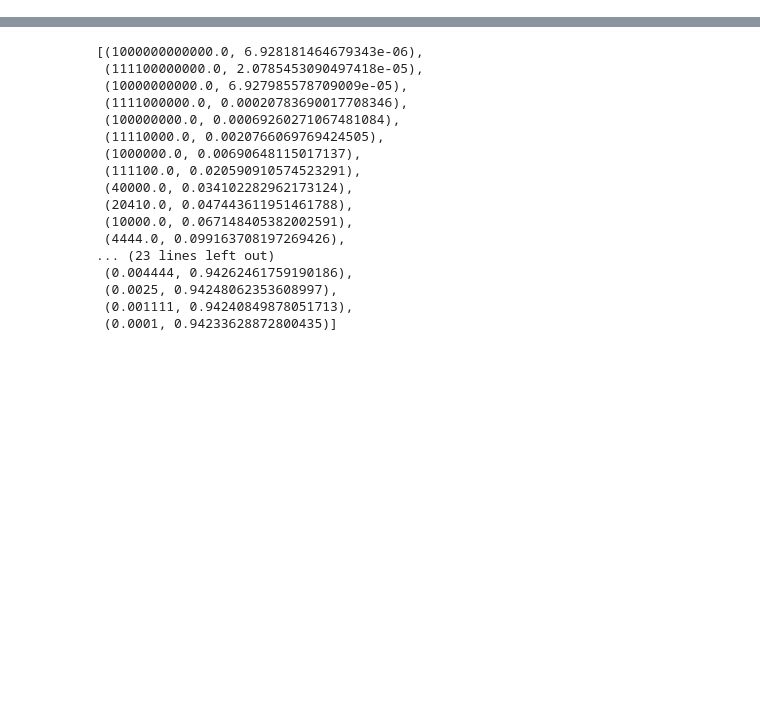
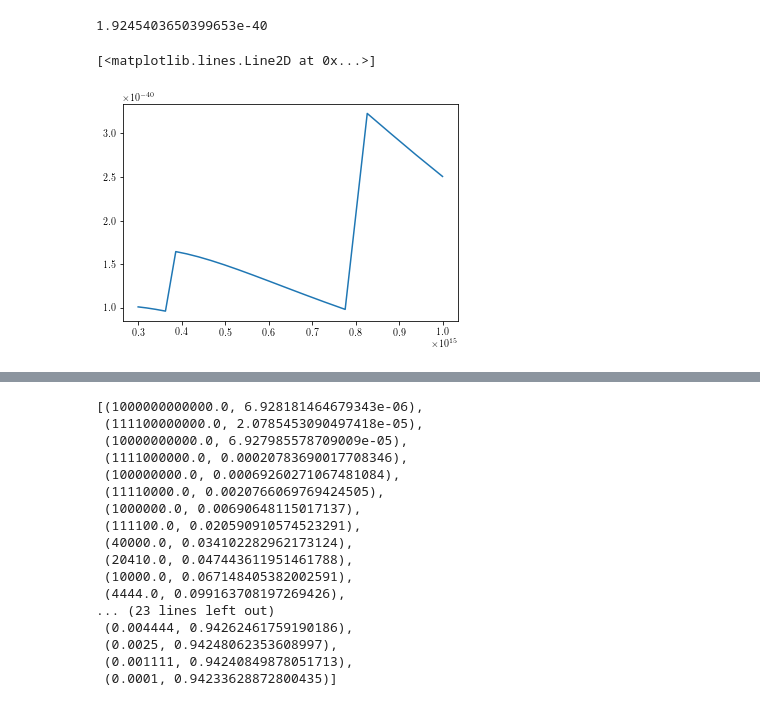
Before and after one commit to goyarzun/RadiationProject, a Jupyter notebook: Mudbound Free.ipynb, the cells around one changed output, grey strips where cells are left out. Saved outputs shown, nothing was run; the diff lists cells and outputs as text; code cells hidden in the pictures; blank space fills up the shorter version.

Commit message:
lru_cached some recursion, emissivity works, off by factor

```diff
--- a/Mudbound Free.ipynb
+++ b/Mudbound Free.ipynb
@@ -103,3 +77,44 @@ def sigma_plus(n, l, E, Z, nu):
     D = rho**(2*l+4)*eta**2/(1+rho**2)**(2*n)
     E = ((l+1-n)*GlA + (l+1+n)/(1+rho**2)*GlB)**2
     return prefactor*A *B*C*D*E
+# %%
+@functools.lru_cache(maxsize=128)
+def sigma_bf_nl(n, l, nu, Z):
+    if h * nu < Z**2 * Ry_in_erg / n**2:
+        return 0.
+    return sigma_plus(n, l, h*nu, Z) + sigma_minus(n, l, h*nu, Z)
+@functools.lru_cache(maxsize=128)
+def sigma_bf_n(n, Z, nu):
+    if h * nu < Z**2 * Ry_in_erg / n**2:
+        return 0.
+    gbf = 0
+    for l in range(n):
+        gbf += (2*l + 1) * sigma_bf_nl(n, l, nu, Z)
+
+    return gbf / n**2
+# %%
+def gamma_fb_n(n, Z, nu, T):
+    A = (2/np.pi)**.5
+    B = np.exp(Z**2 * Ry_in_erg/n**2 / kb/T)/c**2/(m_e * kb*T)**(3/2)
+    C = 2 * n**2 * h * (h*nu)**3
+    D = sigma_bf_n(n, Z, nu)
+    E = np.exp(-h*nu/kb/T)
+
+    return A*B*C*D*E
+# %%
+def j_nu_fb(n, Z, nu, T, n_i, n_e):
+    #return 1/4/np.pi * n_i * n_e * sum([gamma_fb_n(i, Z, nu, T) for i in range(1, n)])
+    return sum([gamma_fb_n(i, Z, nu, T) for i in range(1, n)])
+# %%
+j_nu_fb(11, 1, 11.530e14, 20000,1e4,1e4)
+# %% [output]
+1.9245403650399653e-40
+# %%
+test = []
+for nu in np.logspace(np.log10(3e14),15,20):
+    test.append(j_nu_fb(20, 1, nu, 20000,1e4,1e4))
+# %%
+plt.plot(np.logspace(np.log10(3e14),15,20), test)
+# %% [output]
+[<matplotlib.lines.Line2D at 0x...>]
+[figure, added]
```
Also changed, not shown: parts of 13 cells of this notebook, 1 other file.
